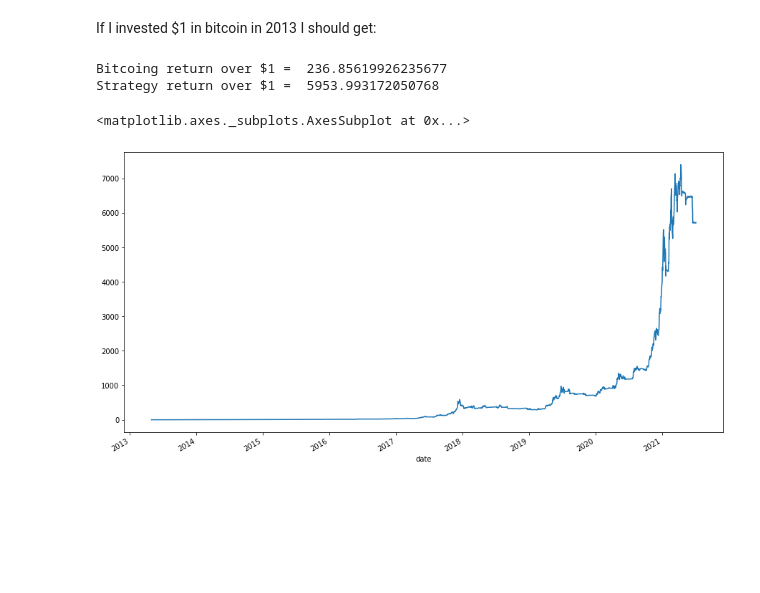
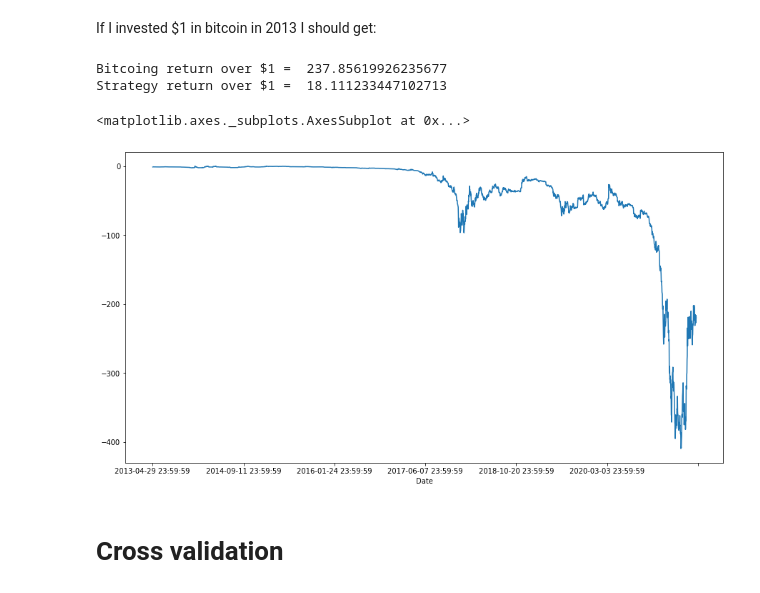
Before and after one commit to fuivito/crypto-strats, a Jupyter notebook: crossing_mavgs.ipynb, the cells around one changed output. Saved outputs shown, nothing was run; the diff lists cells and outputs as text; code cells hidden in the pictures; blank space fills up the shorter version.

```diff
--- a/crossing_mavgs.ipynb
+++ b/crossing_mavgs.ipynb
@@ -31,4 +65,4 @@ Over the cumulative returns
 - You can play around changind the values of the moving average
 - Not done yet: need to consider **transaction costs**, but returns are so big that they do not influence much, unless you go down do intraday trading
 # %%
-ret_df = df[['ret','cum_ret']].copy()
+ret_ts = df.set_index('Date')['ret'].copy()
@@ -52,3 +69,5 @@ ret_df['cum_strat_ret'] = ret_df['strat_ret'].add(1).cumprod() - 1
+# %%
+strat_summary = mavg_strat(ret_ts, short_mavg=5, long_mavg=30, tc=0.05)
 # %% [markdown]
 **Visualising concept**
 # %%
@@ -97,14 +115,17 @@ ret_df['active_ret'] = ret_df['cum_strat_ret'] - ret_df['cum_ret']
 # %% [markdown]
 If I invested $1 in bitcoin in 2013 I should get:
 # %%
-print("Bitcoing return over $1 = ",ret_df.iloc[-1,:]['cum_ret'])
-print("Strategy return over $1 = ",ret_df.iloc[-1,:]['cum_strat_ret'])
+print("Bitcoing return over $1 = ",1 + strat_summary.iloc[-1,:]['cum_ret'])
+print("Strategy return over $1 = ",1 + strat_summary.iloc[-1,:]['cum_strat_ret'])
 # %% [output]
-Bitcoing return over $1 =  236.85619926235677
-Strategy return over $1 =  5953.993172050768
+Bitcoing return over $1 =  237.85619926235677
+Strategy return over $1 =  18.111233447102713
 # %%
 f,ax = plt.subplots(figsize=(15,8))
-ret_df.active_ret.plot()
+strat_summary.active_ret.plot()
+# ret_df.loc[:'2017-01-01'].active_ret.plot()
 # %% [output]
 <matplotlib.axes._subplots.AxesSubplot at 0x...>
-[figure, old version]
+[figure, new version]
+# %% [markdown]
+# Cross validation
```
Also changed, not shown: parts of 21 cells of this notebook.
